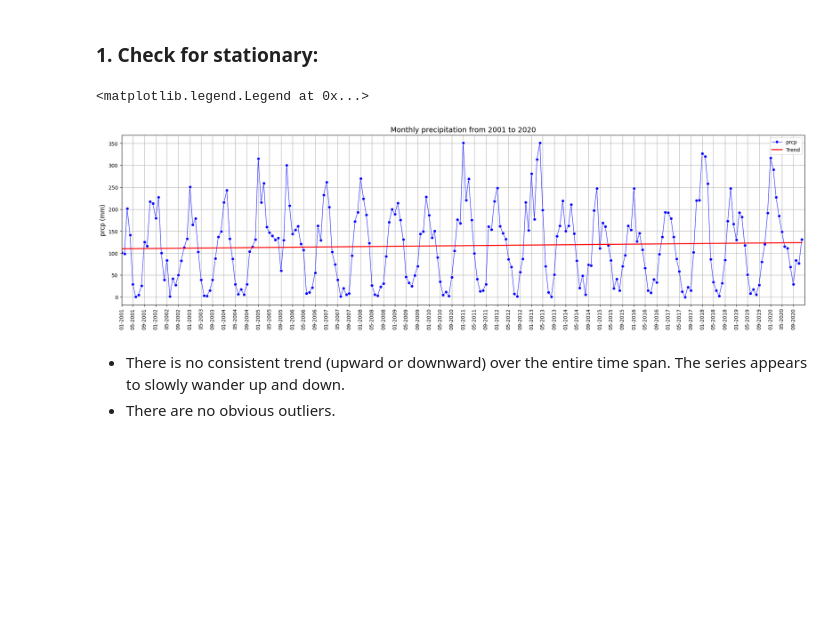
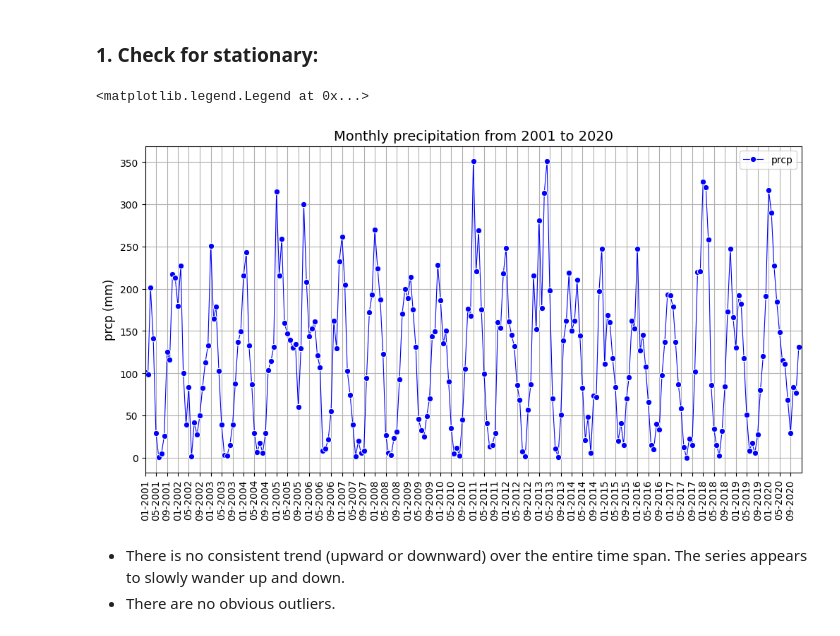
Before and after one commit to Kizza2014/time_series_climate_weather_surface_of_Brazil, a Jupyter notebook: analysis.ipynb, the cells around one changed output. Cells and saved outputs as stored; diff of their text form; code cells hidden in the pictures; blank space fills up the shorter version.

```diff
--- a/analysis.ipynb
+++ b/analysis.ipynb
@@ -16,31 +35,32 @@ data.head()
 # %%
 import seaborn as sns
 import matplotlib.dates as mdates
 import matplotlib.pyplot as plt
 from sklearn.linear_model import LinearRegression
 
 model = LinearRegression()
 
 X = data[['index']].values
 y = data['prcp'].values
 model.fit(X, y)
 data['trend'] = model.predict(X)
 
-plt.figure(figsize=(24, 6))
+plt.figure(figsize=(12, 6))
 sns.lineplot(x=data["month"], y=data["prcp"], label="prcp", color="b", linewidth=0.8, marker='o')
-plt.plot(data['month'], data['trend'], color='red', linewidth=2, label='Trend')
+# plt.plot(data['month'], data['trend'], color='red', linewidth=2, label='Trend')
 plt.xlim(pd.to_datetime("2001-01-01"), pd.to_datetime("2020-12-31"))
 plt.gca().xaxis.set_major_locator(mdates.MonthLocator(interval=4))
 plt.gca().xaxis.set_major_formatter(mdates.DateFormatter('%m-%Y'))
 plt.xticks(rotation=90)
 plt.title("Monthly precipitation from 2001 to 2020", fontsize=14)
 plt.xlabel(None)
 plt.ylabel("prcp (mm)", fontsize=12)
 plt.grid(True)
+plt.savefig('pcrp_monthly.png')
 plt.legend()
 # %% [output]
 <matplotlib.legend.Legend at 0x...>
-[figure, old version]
+[figure, new version]
 # %% [markdown]
  - There is no consistent trend (upward or downward) over the entire time span. The series appears to slowly wander up and down.
  - There are no obvious outliers.
```
Also changed, not shown: parts of 2 cells of this notebook, 2 other files.
